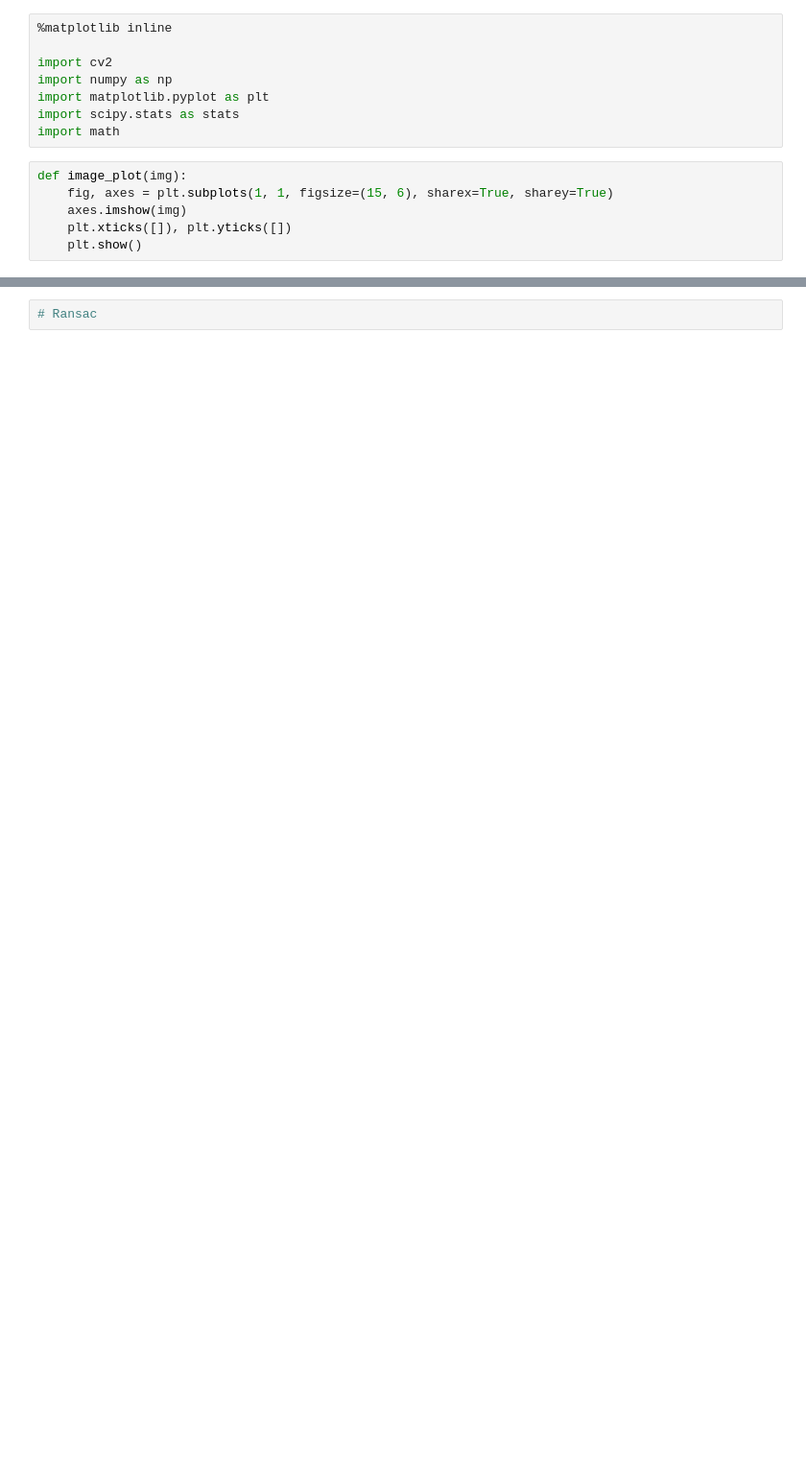
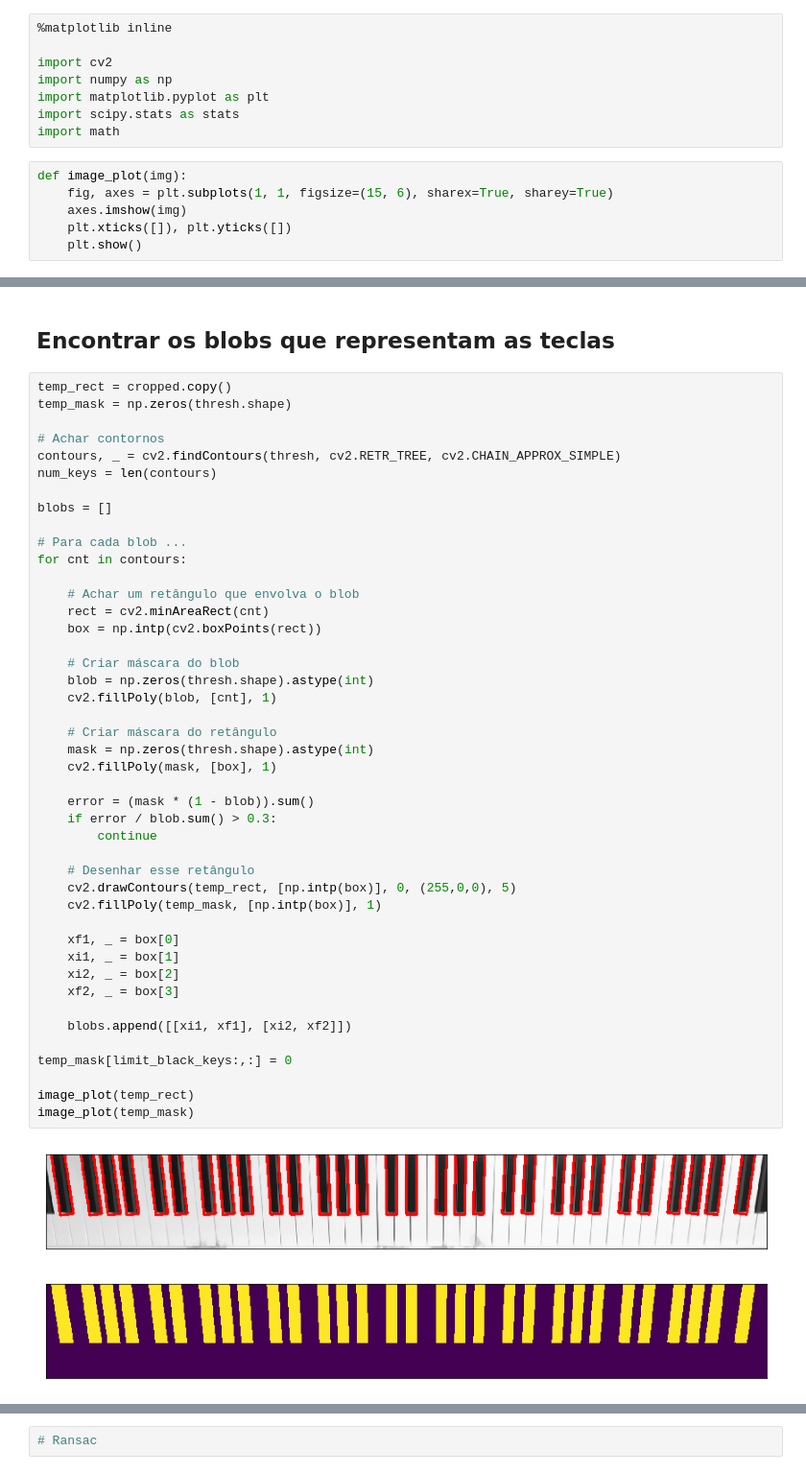
Before and after one commit to rafaeltoyo/piano-lindinho, a Jupyter notebook: notebook/keyboard.ipynb, the cells around one changed output, grey strips where cells are left out. Shown at 96% size. Cells and saved outputs as stored; diff of their text form; blank space fills up the shorter version.

```diff
--- a/notebook/keyboard.ipynb
+++ b/notebook/keyboard.ipynb
@@ -198,0 +113,49 @@ Ponto 1(215,-1966) -> Ponto 2(594,1886)
+# %% [markdown]
+## Encontrar os blobs que representam as teclas
+# %%
+temp_rect = cropped.copy()
+temp_mask = np.zeros(thresh.shape)
+
+# Achar contornos
+contours, _ = cv2.findContours(thresh, cv2.RETR_TREE, cv2.CHAIN_APPROX_SIMPLE)
+num_keys = len(contours)
+
+blobs = []
+
+# Para cada blob ...
+for cnt in contours:
+
+    # Achar um retângulo que envolva o blob
+    rect = cv2.minAreaRect(cnt)
+    box = np.intp(cv2.boxPoints(rect))
+
+    # Criar máscara do blob
+    blob = np.zeros(thresh.shape).astype(int)
+    cv2.fillPoly(blob, [cnt], 1)
+
+    # Criar máscara do retângulo
+    mask = np.zeros(thresh.shape).astype(int)
+    cv2.fillPoly(mask, [box], 1)
+
+    error = (mask * (1 - blob)).sum()
+    if error / blob.sum() > 0.3:
+        continue
+
+    # Desenhar esse retângulo
+    cv2.drawContours(temp_rect, [np.intp(box)], 0, (255,0,0), 5)
+    cv2.fillPoly(temp_mask, [np.intp(box)], 1)
+
+    xf1, _ = box[0]
+    xi1, _ = box[1]
+    xi2, _ = box[2]
+    xf2, _ = box[3]
+
+    blobs.append([[xi1, xf1], [xi2, xf2]])
+
+temp_mask[limit_black_keys:,:] = 0
+
+image_plot(temp_rect)
+image_plot(temp_mask)
+# %% [output]
+[figure, added]
+[figure, added]
```
Also changed, not shown: parts of 14 cells of this notebook, 7 other files.
